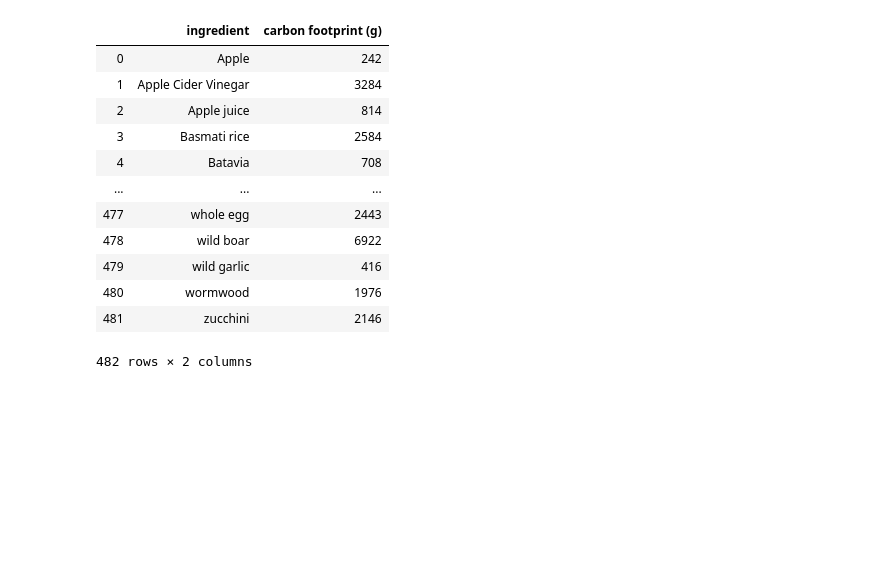
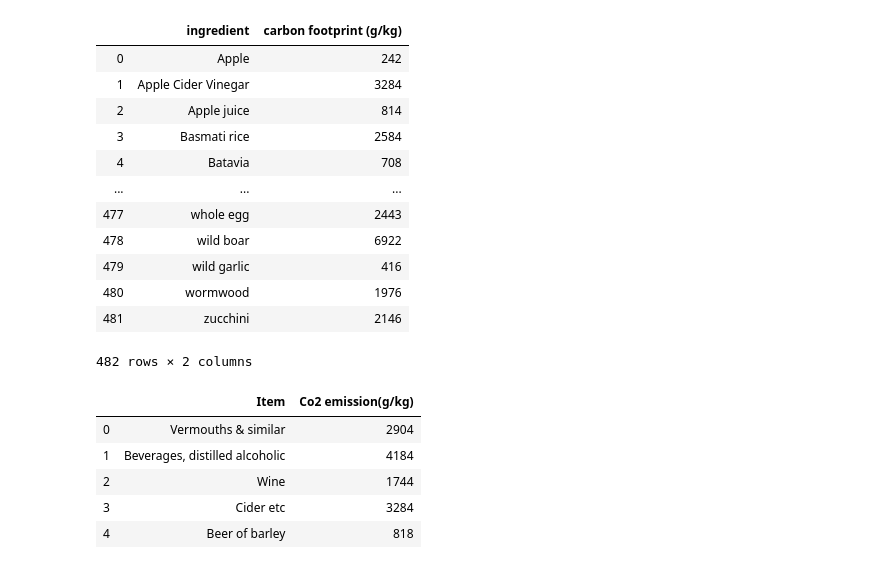
Before and after one commit to jlabhard/ADA_Project, a Jupyter notebook: carbon_footprint.ipynb, the cells around one changed output. Drawn from its saved outputs; the diff is of its cells as text; code cells hidden in the pictures; blank space fills up the shorter version.

```diff
--- a/carbon_footprint.ipynb
+++ b/carbon_footprint.ipynb
@@ -142,22 +100,22 @@ co2_footprint = pd.read_json(co2s_path,orient='index')
 # %%
+# Prepare a dataframe containing a mapping of each ingredient to its carbon footprint
 co2_footprint['carbon footprint (g/kg)'] = co2_footprint[0][:].values
 co2_footprint['ingredient'] = co2_footprint.index
 co2_footprint.reset_index(drop=True,inplace=True)
 co2_footprint.drop([0],axis=1,inplace=True)
+co2_footprint = co2_footprint[['ingredient','carbon footprint (g/kg)']]
+co2_footprint
+# %% [output]
+|  | ingredient | carbon footprint (g/kg) |
+| 0 | Apple | 242 |
+| 1 | Apple Cider Vinegar | 3284 |
+| 2 | Apple juice | 814 |
+| 3 | Basmati rice | 2584 |
+| 4 | Batavia | 708 |
+| ... | ... | ... |
+| 477 | whole egg | 2443 |
+| 478 | wild boar | 6922 |
+| 479 | wild garlic | 416 |
+| 480 | wormwood | 1976 |
+| 481 | zucchini | 2146 |
+482 rows × 2 columns
-# %%
-co2_footprint = co2_footprint[['ingredient','carbon footprint (g/kg)']]
-co2_footprint
-# %% [output]
-|  | ingredient | carbon footprint (g) |
-| 0 | Apple | 242 |
-| 1 | Apple Cider Vinegar | 3284 |
-| 2 | Apple juice | 814 |
-| 3 | Basmati rice | 2584 |
-| 4 | Batavia | 708 |
-| ... | ... | ... |
-| 477 | whole egg | 2443 |
-| 478 | wild boar | 6922 |
-| 479 | wild garlic | 416 |
-| 480 | wormwood | 1976 |
-| 481 | zucchini | 2146 |
-482 rows × 2 columns
@@ -163,0 +146,11 @@ co2_footprint
+# %%
+# load the mapping from the disk
+mapping = pd.read_pickle('Data/pickle_files/mapping')
+mapping.head()
+# %% [output]
+|  | Item | Co2 emission(g/kg) |
+| 0 | Vermouths & similar | 2904 |
+| 1 | Beverages, distilled alcoholic | 4184 |
+| 2 | Wine | 1744 |
+| 3 | Cider etc | 3284 |
+| 4 | Beer of barley | 818 |
```
Also changed, not shown: parts of 22 cells of this notebook.
